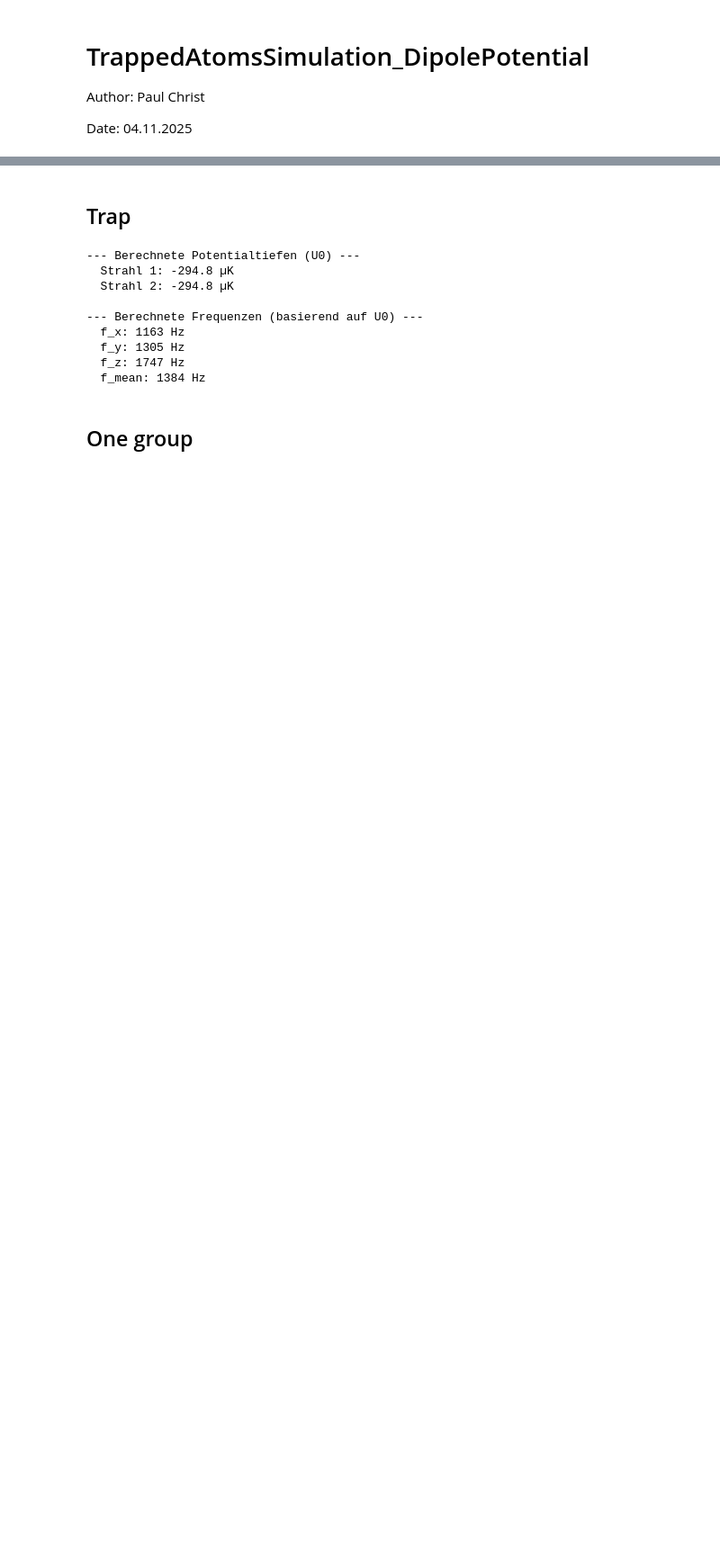
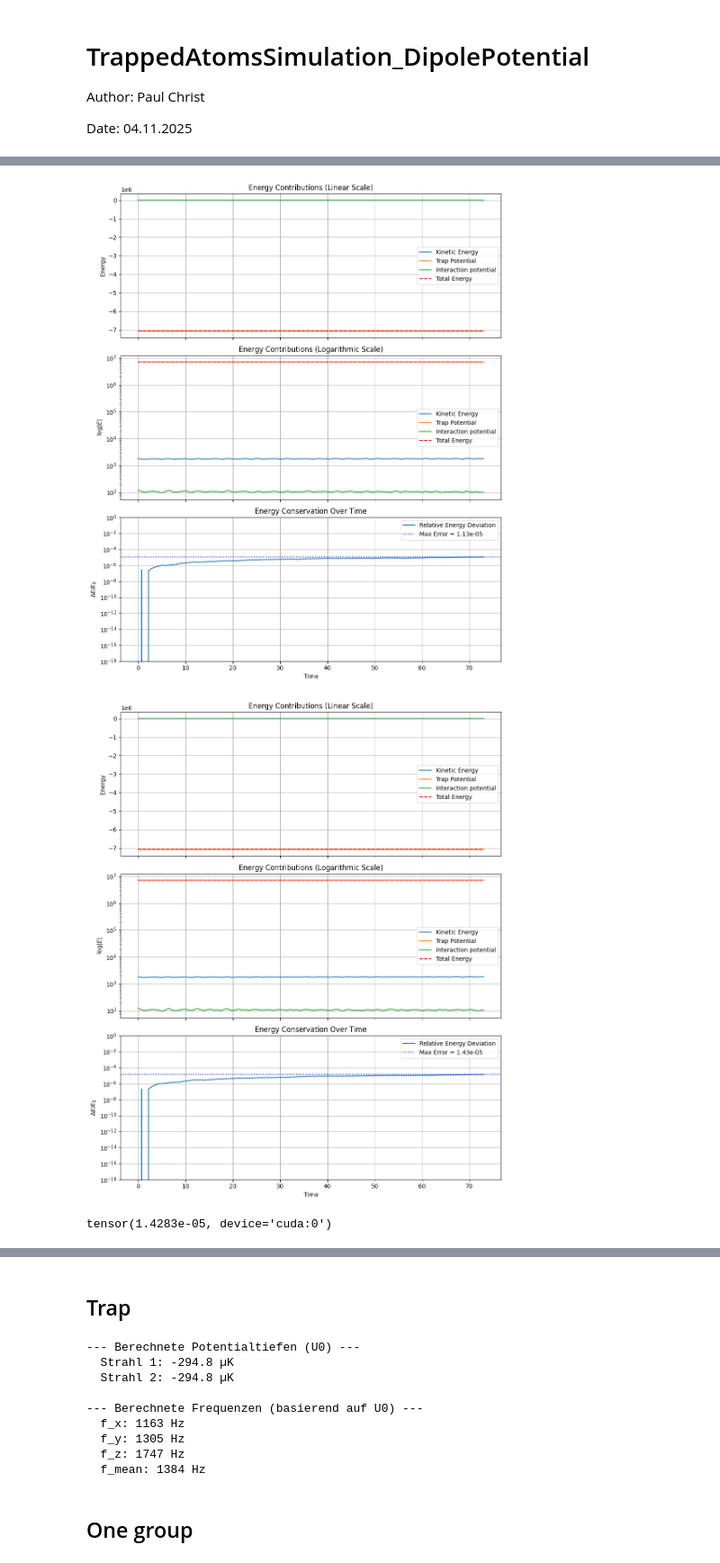
Before and after one commit to christpaul94/MD1912, a Jupyter notebook: MolecularDynamics/NOTFINISCHED_TrappedAtomsSimulation_DipolePotential copy.ipynb, the cells around one changed output, grey strips where cells are left out. Shown: that part at 90% size. Cells and saved outputs as stored; diff of their text form; code cells hidden in the pictures; blank space fills up the shorter version.

```diff
--- a/MolecularDynamics/NOTFINISCHED_TrappedAtomsSimulation_DipolePotential copy.ipynb
+++ b/MolecularDynamics/NOTFINISCHED_TrappedAtomsSimulation_DipolePotential copy.ipynb
@@ -36,0 +426,21 @@ pi = math.pi
+# %%
+
+# --- 7. Ergebnisse plotten ---
+
+plot_energy_and_error(
+    results_verlet['times'],
+    results_verlet['kinetic_energy'],
+    results_verlet['potential_energy_trap'],
+    results_verlet['potential_energy_pair']
+)
+
+plot_energy_and_error(
+    results_splitting['times'],
+    results_splitting['kinetic_energy'],
+    results_splitting['potential_energy_trap'],
+    results_splitting['potential_energy_pair']
+)
+# %% [output]
+[figure, added]
+[figure, added]
+tensor(1.4283e-05, device='cuda:0')
```
Also changed, not shown: parts of 7 cells of this notebook.
